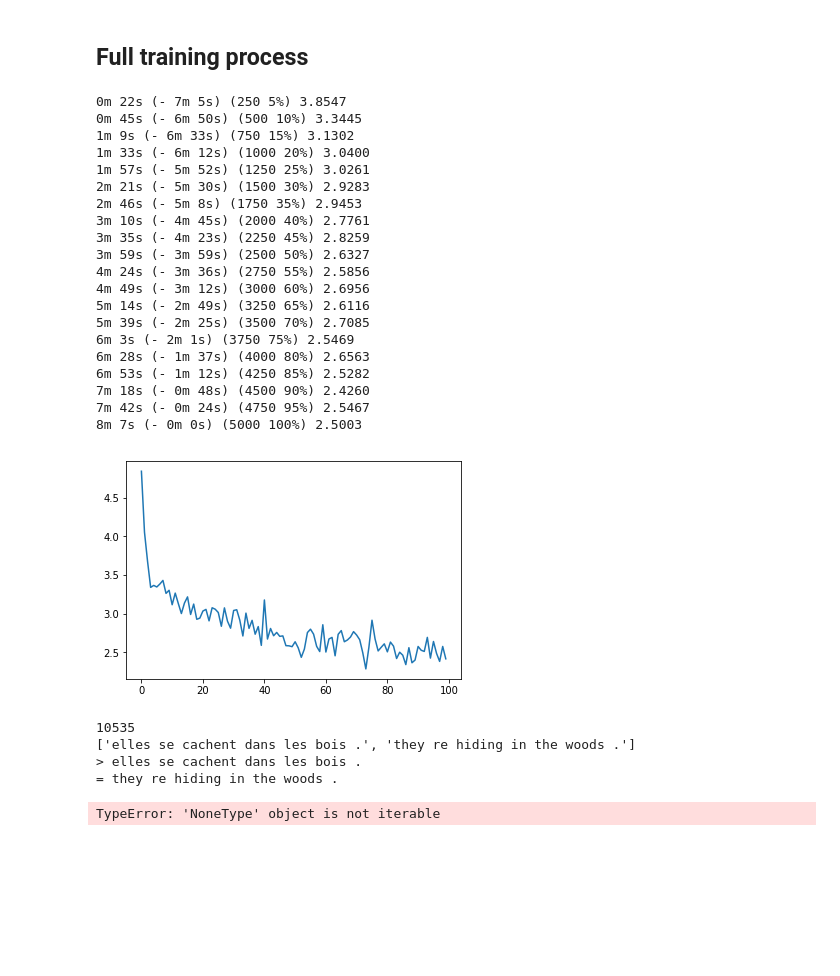
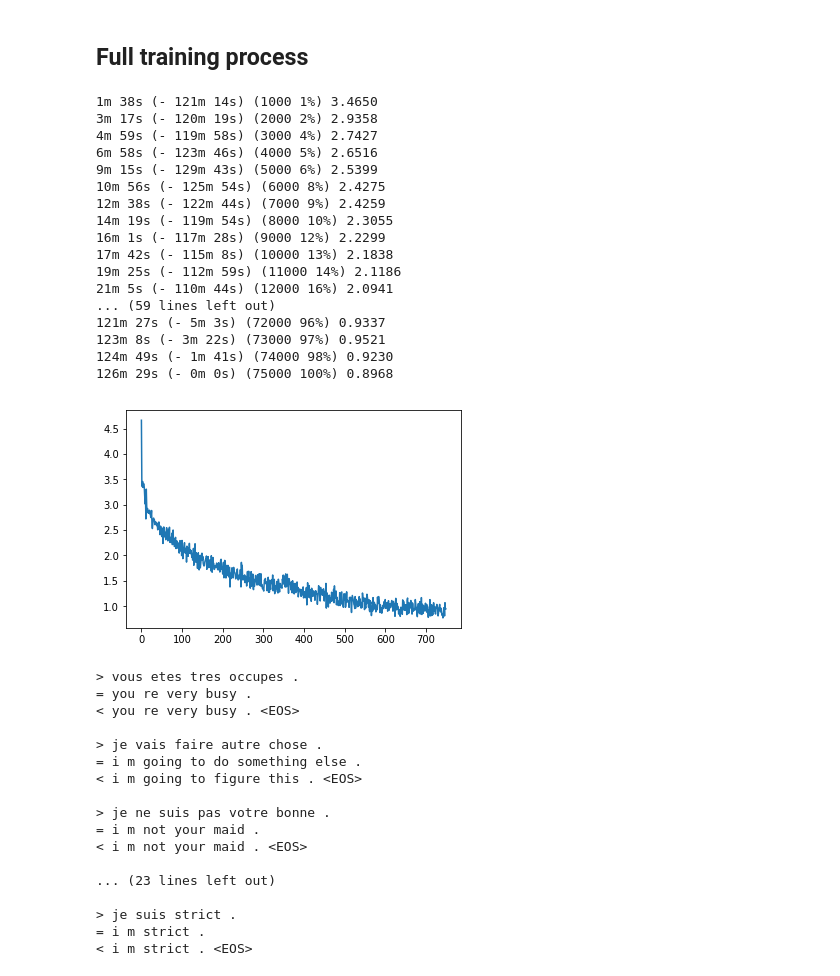
Before and after one commit to LucileC/NLP, a Jupyter notebook: translation/Translation.ipynb, the cells around one changed output. Saved outputs shown, nothing was run; the diff lists cells and outputs as text; code cells hidden in the pictures; blank space fills up the shorter version.

```diff
--- a/translation/Translation.ipynb
+++ b/translation/Translation.ipynb
@@ -409,35 +409,32 @@ def trainIters(encoder, decoder, n_iters, print_every=1000, plot_every=100, lear
 # %%
 hidden_size = 256
 encoder1 = EncoderRNN(input_lang.n_words, hidden_size)
 attn_decoder1 = AttnDecoderRNN(hidden_size, output_lang.n_words, dropout_p=0.1)
 
 if USE_CUDA:
     encoder1 = encoder1.cuda()
     attn_decoder1 = attn_decoder1.cuda()
 
-all_losses = trainIters(encoder1, attn_decoder1, 5000, learning_rate=0.01, print_every=250, plot_every = 50)
+all_losses = trainIters(encoder1, attn_decoder1, 75000, learning_rate=0.01, print_every=1000)
 # %% [output]
-0m 22s (- 7m 5s) (250 5%) 3.8547
-0m 45s (- 6m 50s) (500 10%) 3.3445
-1m 9s (- 6m 33s) (750 15%) 3.1302
-1m 33s (- 6m 12s) (1000 20%) 3.0400
-1m 57s (- 5m 52s) (1250 25%) 3.0261
-2m 21s (- 5m 30s) (1500 30%) 2.9283
-2m 46s (- 5m 8s) (1750 35%) 2.9453
-3m 10s (- 4m 45s) (2000 40%) 2.7761
-3m 35s (- 4m 23s) (2250 45%) 2.8259
-3m 59s (- 3m 59s) (2500 50%) 2.6327
-4m 24s (- 3m 36s) (2750 55%) 2.5856
-4m 49s (- 3m 12s) (3000 60%) 2.6956
-5m 14s (- 2m 49s) (3250 65%) 2.6116
-5m 39s (- 2m 25s) (3500 70%) 2.7085
-6m 3s (- 2m 1s) (3750 75%) 2.5469
-6m 28s (- 1m 37s) (4000 80%) 2.6563
-6m 53s (- 1m 12s) (4250 85%) 2.5282
-7m 18s (- 0m 48s) (4500 90%) 2.4260
-7m 42s (- 0m 24s) (4750 95%) 2.5467
-8m 7s (- 0m 0s) (5000 100%) 2.5003
+1m 38s (- 121m 14s) (1000 1%) 3.4650
+3m 17s (- 120m 19s) (2000 2%) 2.9358
+4m 59s (- 119m 58s) (3000 4%) 2.7427
+6m 58s (- 123m 46s) (4000 5%) 2.6516
+9m 15s (- 129m 43s) (5000 6%) 2.5399
+10m 56s (- 125m 54s) (6000 8%) 2.4275
+12m 38s (- 122m 44s) (7000 9%) 2.4259
+14m 19s (- 119m 54s) (8000 10%) 2.3055
+16m 1s (- 117m 28s) (9000 12%) 2.2299
+17m 42s (- 115m 8s) (10000 13%) 2.1838
+19m 25s (- 112m 59s) (11000 14%) 2.1186
+21m 5s (- 110m 44s) (12000 16%) 2.0941
+... (59 lines left out)
+121m 27s (- 5m 3s) (72000 96%) 0.9337
+123m 8s (- 3m 22s) (73000 97%) 0.9521
+124m 49s (- 1m 41s) (74000 98%) 0.9230
+126m 29s (- 0m 0s) (75000 100%) 0.8968
-[figure, old version]
+[figure, new version]
 # %%
 # print(all_losses)
 showPlot(all_losses)
@@ -491,11 +486,24 @@ def evaluateRandomly(encoder, decoder, n=10):
         output_sentence = ' '.join(output_words)
         print('<', output_sentence)
         print('')
-# %%
-evaluateRandomly(encoder1, attn_decoder1)
-# %% [output]
-10535
-['elles se cachent dans les bois .', 'they re hiding in the woods .']
-> elles se cachent dans les bois .
-= they re hiding in the woods .
-TypeError: 'NoneType' object is not iterable
+# %%
+e, d = encoder1, attn_decoder1
+evaluateRandomly(encoder1, attn_decoder1)
+# %% [output]
+> vous etes tres occupes .
+= you re very busy .
+< you re very busy . <EOS>
+
+> je vais faire autre chose .
+= i m going to do something else .
+< i m going to figure this . <EOS>
+
+> je ne suis pas votre bonne .
+= i m not your maid .
+< i m not your maid . <EOS>
+
+... (23 lines left out)
+
+> je suis strict .
+= i m strict .
+< i m strict . <EOS>
```
Also changed, not shown: parts of 3 cells of this notebook.
